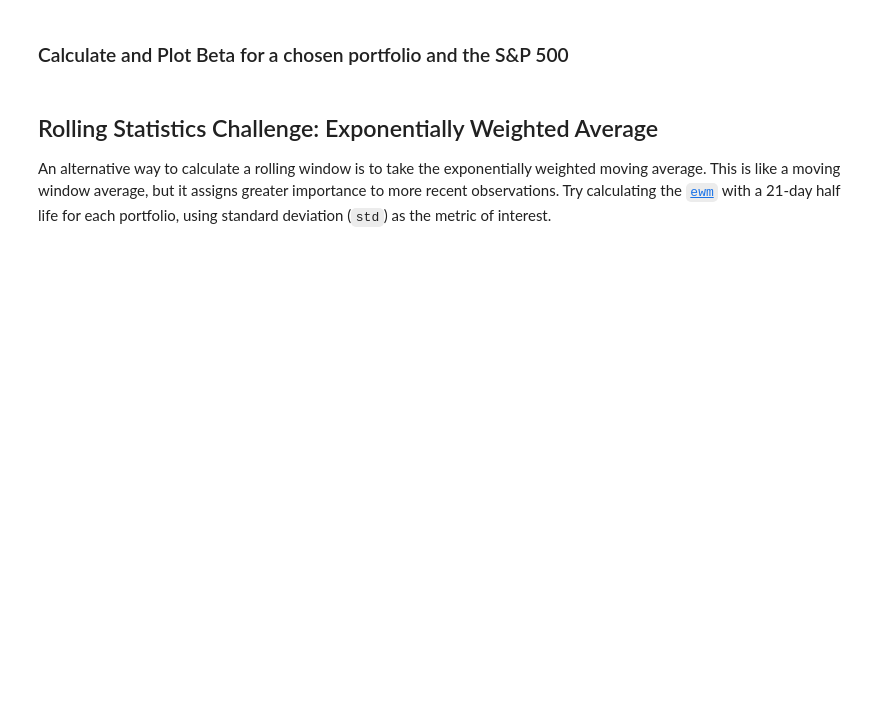
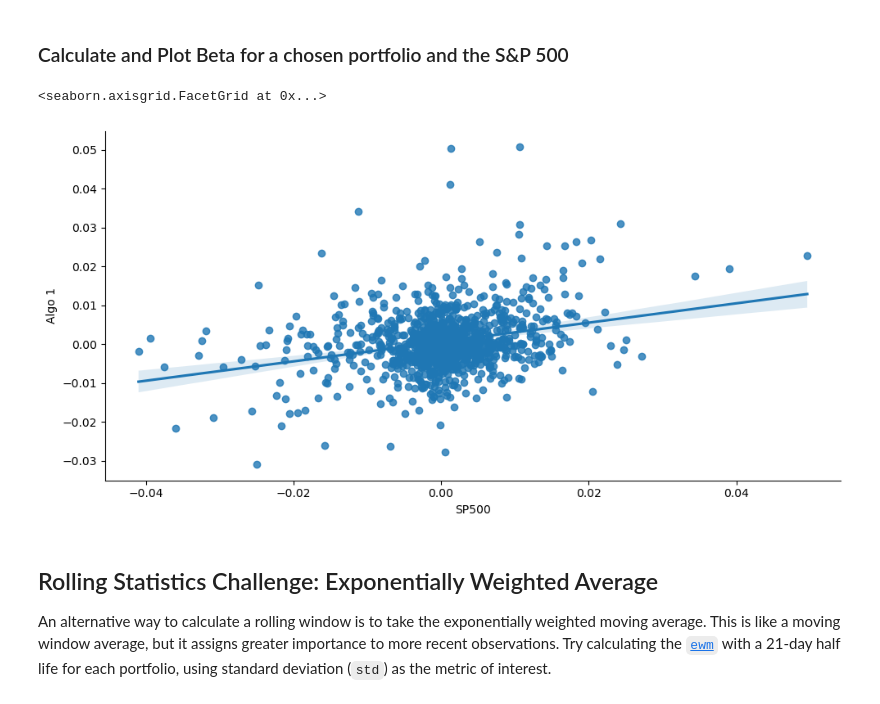
Before and after one commit to Eseric1/Pandas-Portfolio-Calculating, a Jupyter notebook: Starter_Code/whale_analysis.ipynb, the cells around one changed output. Drawn from its saved outputs; the diff is of its cells as text; code cells hidden in the pictures; blank space fills up the shorter version.

Commit message:
filled more data

```diff
--- a/Starter_Code/whale_analysis.ipynb
+++ b/Starter_Code/whale_analysis.ipynb
@@ -278,12 +298,19 @@ Risk changes over time. Analyze the rolling statistics for Risk and Beta.
 ### Calculate and Plot Beta for a chosen portfolio and the S&P 500
 # %%
 # Calculate covariance of a single portfolio
+covariance = joined_df['Algo 1'].cov(joined_df['SP500'])
 
 # Calculate variance of S&P 500
+variance = joined_df['SP500'].var()
 
 # Computing beta
+algo1_beta = covariance / variance
 
 # Plot beta trend
+sns.lmplot(x='SP500', y='Algo 1', data=joined_df, aspect=2)
+# %% [output]
+<seaborn.axisgrid.FacetGrid at 0x...>
+[figure, added]
 # %% [markdown]
 ## Rolling Statistics Challenge: Exponentially Weighted Average
 
```
Also changed, not shown: parts of 17 cells of this notebook.
